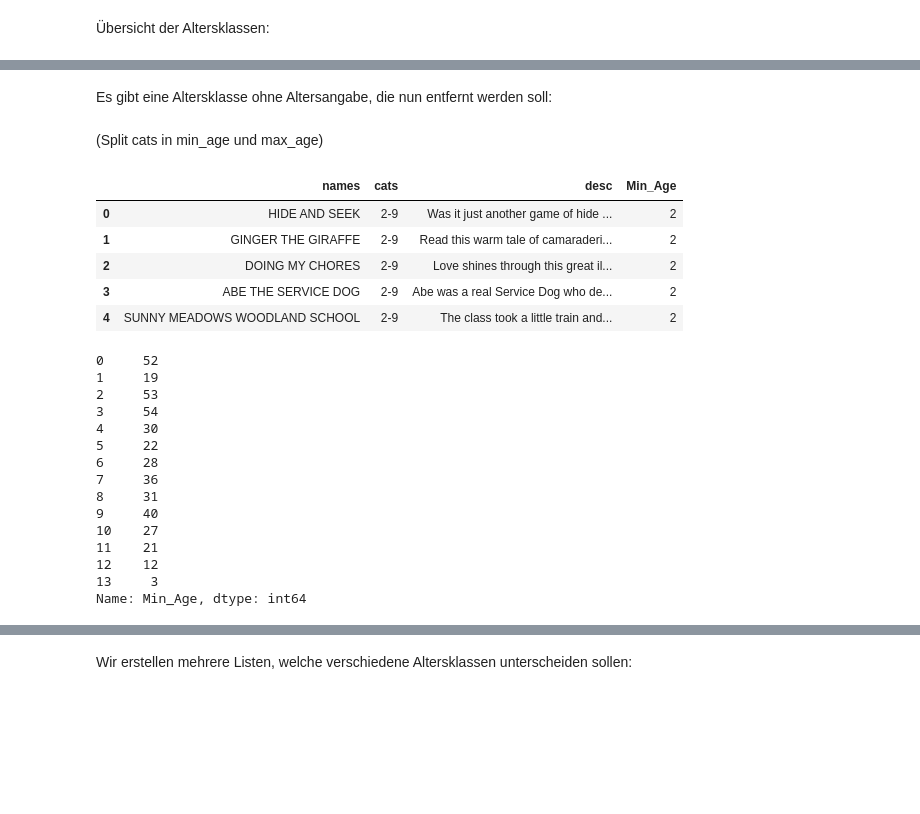
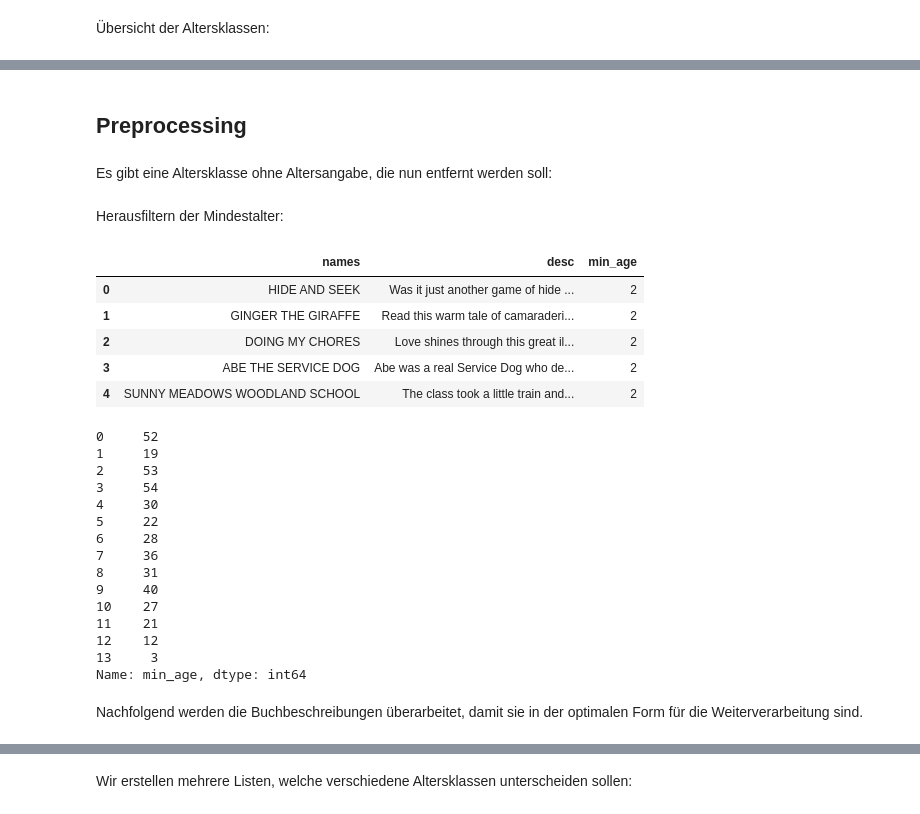
Before and after one commit to timhalter/PA-Addee, a Jupyter notebook: PA_Addee_Emotion_final.ipynb, the cells around one changed output, grey strips where cells are left out. Drawn from its saved outputs; the diff is of its cells as text; code cells hidden in the pictures; blank space fills up the shorter version.

```diff
--- a/PA_Addee_Emotion_final.ipynb
+++ b/PA_Addee_Emotion_final.ipynb
@@ -91,38 +76,41 @@ Age 9-12         2
 Age 9-13         2
 Age 9-14         1
 Name: cats, dtype: int64
+# %% [markdown]
+## **Preprocessing**
 # %% [markdown]
 Es gibt eine Altersklasse ohne Altersangabe, die nun entfernt werden soll:
 # %%
 df = df.drop(df.query("cats == 'Age '").index, axis=0).reset_index(drop=True)
-# %% [markdown]
-(Split cats in min_age und max_age)
+# %% [markdown]
+Herausfiltern der Mindestalter:
 # %%
 def min_age(sir):
     if sir.find('+')!=-1:
         if sir.find('months+')!=-1:
           return np.int(sir[:sir.find('months+')])
         else:
           return np.int(sir[:sir.find('+')])
     elif sir.find('-')!=-1:
         return np.int(sir.split('-')[0])
     elif bool(re.match(r'[0-9]+',sir)):
         return np.int(sir)
     else:
         return 'else'
 
 df['cats'] = df['cats'].str.replace('Age ', '')
-df['Min_Age'] = df.cats.apply(min_age)
-df.head()
+df['min_age'] = df.cats.apply(min_age)
+df.drop('cats', axis=1, inplace=True)
+df.head(5)
 # %% [output]
-|  | names | cats | desc | Min_Age |
-| 0 | HIDE AND SEEK | 2-9 | Was it just another game of hide ... | 2 |
-| 1 | GINGER THE GIRAFFE | 2-9 | Read this warm tale of camaraderi... | 2 |
-| 2 | DOING MY CHORES | 2-9 | Love shines through this great il... | 2 |
-| 3 | ABE THE SERVICE DOG | 2-9 | Abe was a real Service Dog who de... | 2 |
-| 4 | SUNNY MEADOWS WOODLAND SCHOOL | 2-9 | The class took a little train and... | 2 |
+|  | names | desc | min_age |
+| 0 | HIDE AND SEEK | Was it just another game of hide ... | 2 |
+| 1 | GINGER THE GIRAFFE | Read this warm tale of camaraderi... | 2 |
+| 2 | DOING MY CHORES | Love shines through this great il... | 2 |
+| 3 | ABE THE SERVICE DOG | Abe was a real Service Dog who de... | 2 |
+| 4 | SUNNY MEADOWS WOODLAND SCHOOL | The class took a little train and... | 2 |
 # %%
-df['Min_Age'].value_counts().sort_index()
+df['min_age'].value_counts().sort_index()
 # %% [output]
 0     52
 1     19
@@ -138,4 +126,6 @@ df['Min_Age'].value_counts().sort_index()
 11    21
 12    12
 13     3
-Name: Min_Age, dtype: int64
+Name: min_age, dtype: int64
+# %% [markdown]
+Nachfolgend werden die Buchbeschreibungen überarbeitet, damit sie in der optimalen Form für die Weiterverarbeitung sind.
```
Also changed, not shown: parts of 61 cells of this notebook.
